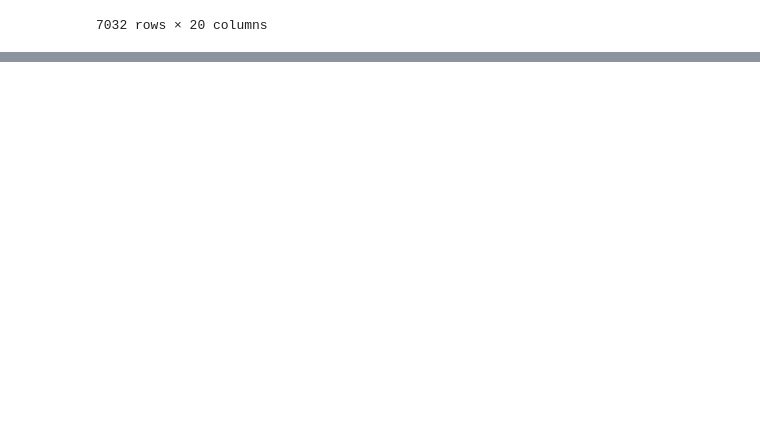
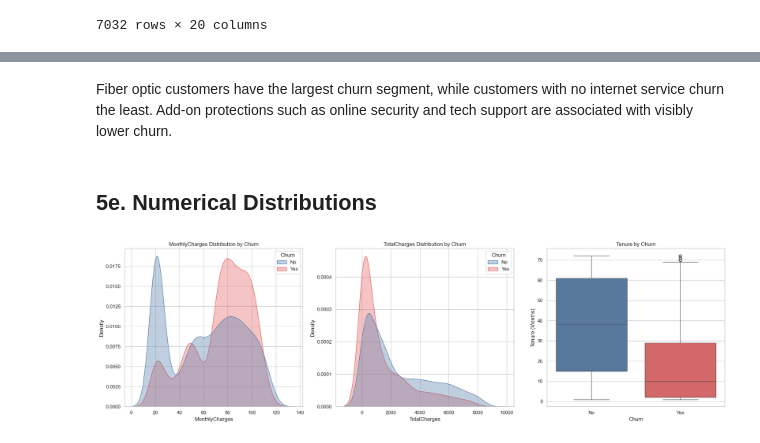
Before and after one commit to Aram-Atoyan/customer-churn-prediction, a Jupyter notebook: src/telcoCustomerChurnPrediction.ipynb, the cells around one changed output, grey strips where cells are left out. Cells and saved outputs as stored; diff of their text form; code cells hidden in the pictures; blank space fills up the shorter version.

```diff
--- a/src/telcoCustomerChurnPrediction.ipynb
+++ b/src/telcoCustomerChurnPrediction.ipynb
@@ -196,0 +297,32 @@ df
+# %% [markdown]
+Fiber optic customers have the largest churn segment, while customers with no internet service churn the least. Add-on protections such as online security and tech support are associated with visibly lower churn.
+# %% [markdown]
+## **5e. Numerical Distributions**
+# %%
+fig, axes = plt.subplots(1, 3, figsize=(20, 6))
+
+for ax, column in zip(axes[:2], ['MonthlyCharges', 'TotalCharges']):
+    sns.kdeplot(
+        data=df,
+        x=column,
+        hue='Churn',
+        fill=True,
+        common_norm=False,
+        palette=churn_palette,
+        alpha=0.35,
+        ax=ax,
+    )
+    ax.set_title(f'{column} Distribution by Churn')
+    ax.set_xlabel(column)
+    ax.set_ylabel('Density')
+
+sns.boxplot(data=df, x='Churn', y='tenure', hue='Churn', palette=churn_palette, dodge=False, legend=False, ax=axes[2])
+axes[2].set_title('Tenure by Churn')
+axes[2].set_xlabel('Churn')
+axes[2].set_ylabel('Tenure (Months)')
+
+fig.tight_layout()
+fig.savefig(plot_dir / 'numerical_distributions.png', dpi=300, bbox_inches='tight')
+plt.show()
+# %% [output]
+[figure, added]
```
Also changed, not shown: parts of 46 cells of this notebook, 16 other files.
